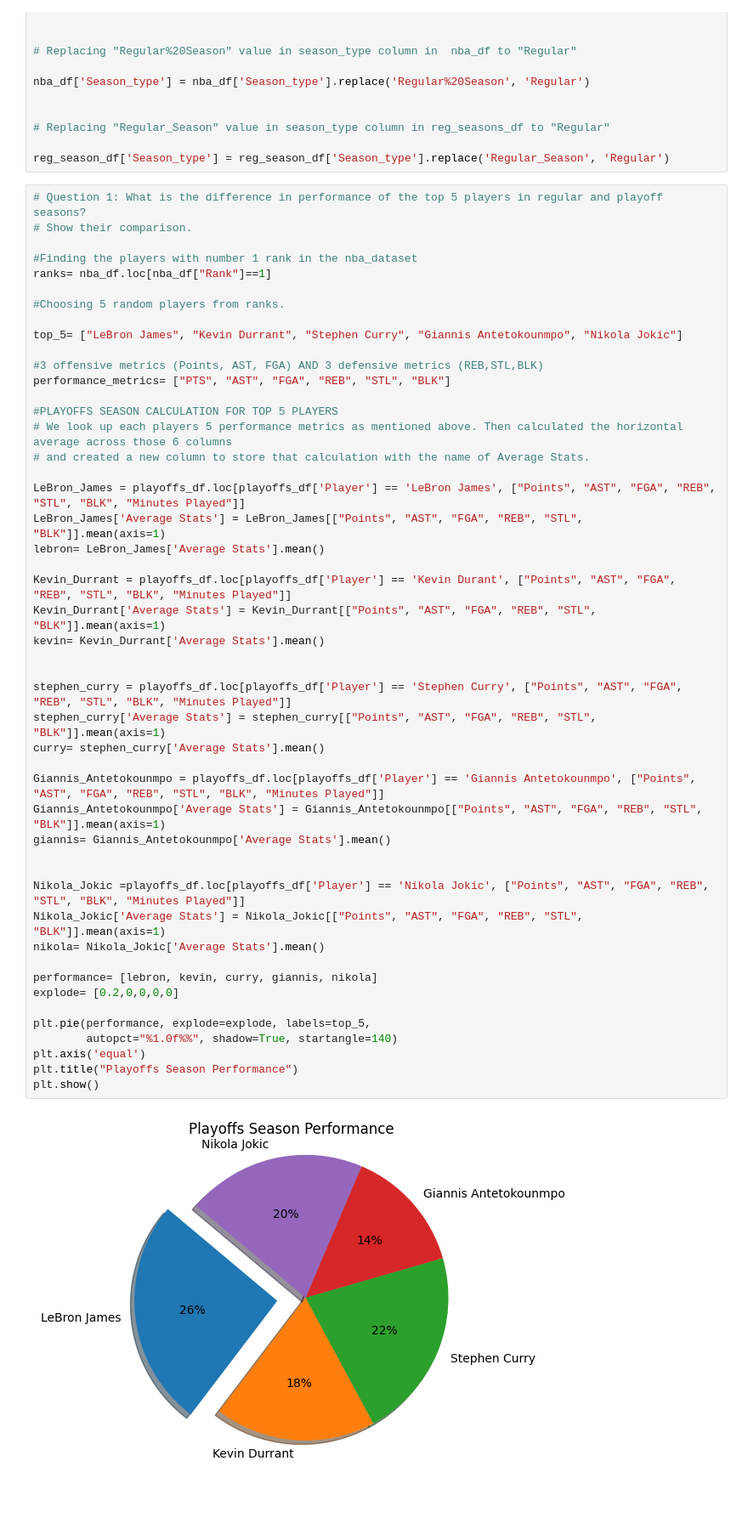
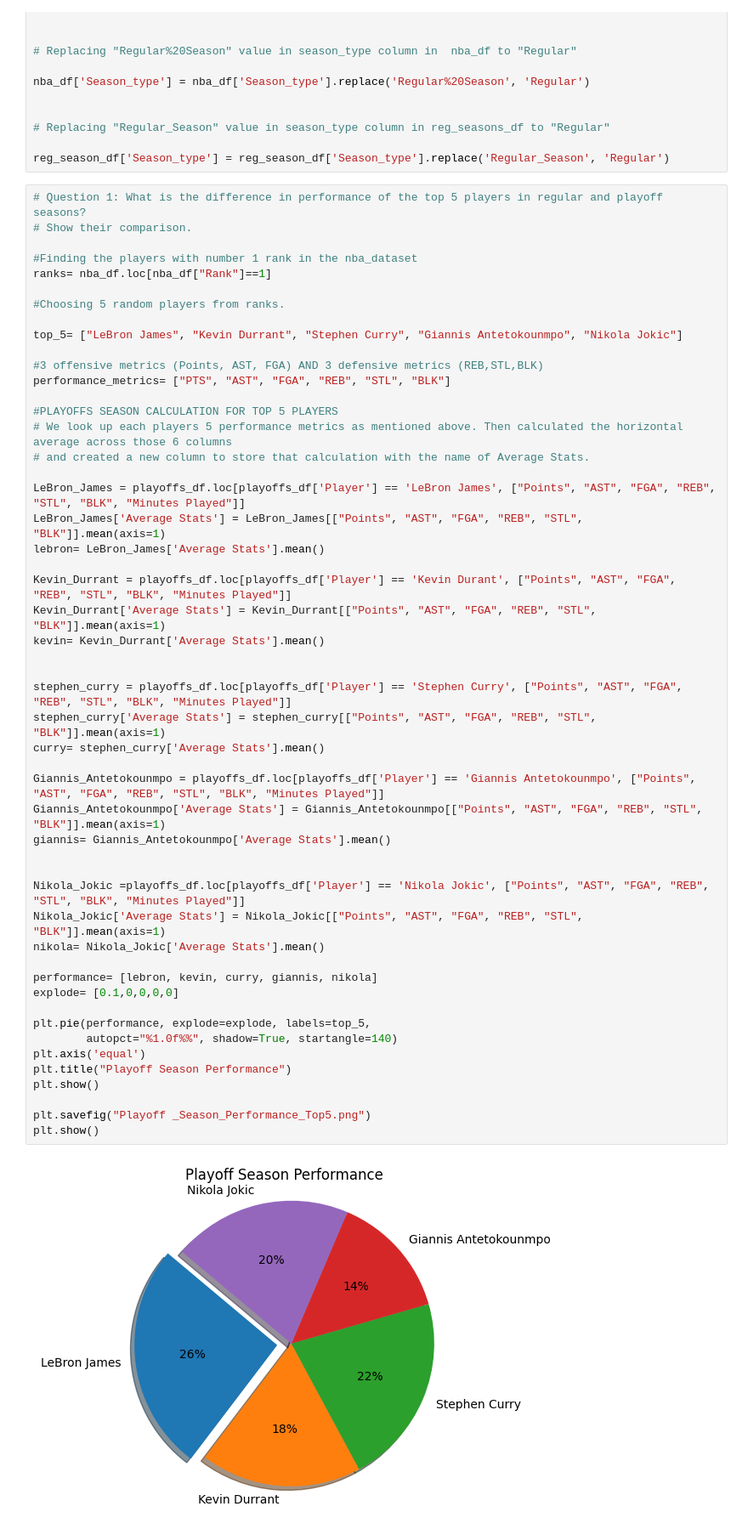
Before and after one commit to singhashishpal/Project_NBA, a Jupyter notebook: NBA Dataset/NBA.ipynb, the cells around one changed output. Shown at 85% size. Drawn from its saved outputs; the diff is of its cells as text; blank space fills up the shorter version.

```diff
--- a/NBA Dataset/NBA.ipynb
+++ b/NBA Dataset/NBA.ipynb
@@ -129,33 +83,36 @@ performance_metrics= ["PTS", "AST", "FGA", "REB", "STL", "BLK"]
 
 LeBron_James = playoffs_df.loc[playoffs_df['Player'] == 'LeBron James', ["Points", "AST", "FGA", "REB", "STL", "BLK", "Minutes Played"]]
 LeBron_James['Average Stats'] = LeBron_James[["Points", "AST", "FGA", "REB", "STL", "BLK"]].mean(axis=1)
 lebron= LeBron_James['Average Stats'].mean()
 
 Kevin_Durrant = playoffs_df.loc[playoffs_df['Player'] == 'Kevin Durant', ["Points", "AST", "FGA", "REB", "STL", "BLK", "Minutes Played"]]
 Kevin_Durrant['Average Stats'] = Kevin_Durrant[["Points", "AST", "FGA", "REB", "STL", "BLK"]].mean(axis=1)
 kevin= Kevin_Durrant['Average Stats'].mean()
 
 
 stephen_curry = playoffs_df.loc[playoffs_df['Player'] == 'Stephen Curry', ["Points", "AST", "FGA", "REB", "STL", "BLK", "Minutes Played"]]
 stephen_curry['Average Stats'] = stephen_curry[["Points", "AST", "FGA", "REB", "STL", "BLK"]].mean(axis=1)
 curry= stephen_curry['Average Stats'].mean()
 
 Giannis_Antetokounmpo = playoffs_df.loc[playoffs_df['Player'] == 'Giannis Antetokounmpo', ["Points", "AST", "FGA", "REB", "STL", "BLK", "Minutes Played"]]
 Giannis_Antetokounmpo['Average Stats'] = Giannis_Antetokounmpo[["Points", "AST", "FGA", "REB", "STL", "BLK"]].mean(axis=1)
 giannis= Giannis_Antetokounmpo['Average Stats'].mean()
 
 
 Nikola_Jokic =playoffs_df.loc[playoffs_df['Player'] == 'Nikola Jokic', ["Points", "AST", "FGA", "REB", "STL", "BLK", "Minutes Played"]]
 Nikola_Jokic['Average Stats'] = Nikola_Jokic[["Points", "AST", "FGA", "REB", "STL", "BLK"]].mean(axis=1)
 nikola= Nikola_Jokic['Average Stats'].mean()
 
 performance= [lebron, kevin, curry, giannis, nikola]
-explode= [0.2,0,0,0,0]
+explode= [0.1,0,0,0,0]
 
 plt.pie(performance, explode=explode, labels=top_5,
         autopct="%1.0f%%", shadow=True, startangle=140)
 plt.axis('equal')
-plt.title("Playoffs Season Performance")
+plt.title("Playoff Season Performance")
 plt.show()
+
+plt.savefig("Playoff _Season_Performance_Top5.png")
+plt.show()
 # %% [output]
-[figure, old version]
+[figure, new version]
```
Also changed, not shown: parts of 4 cells of this notebook.
